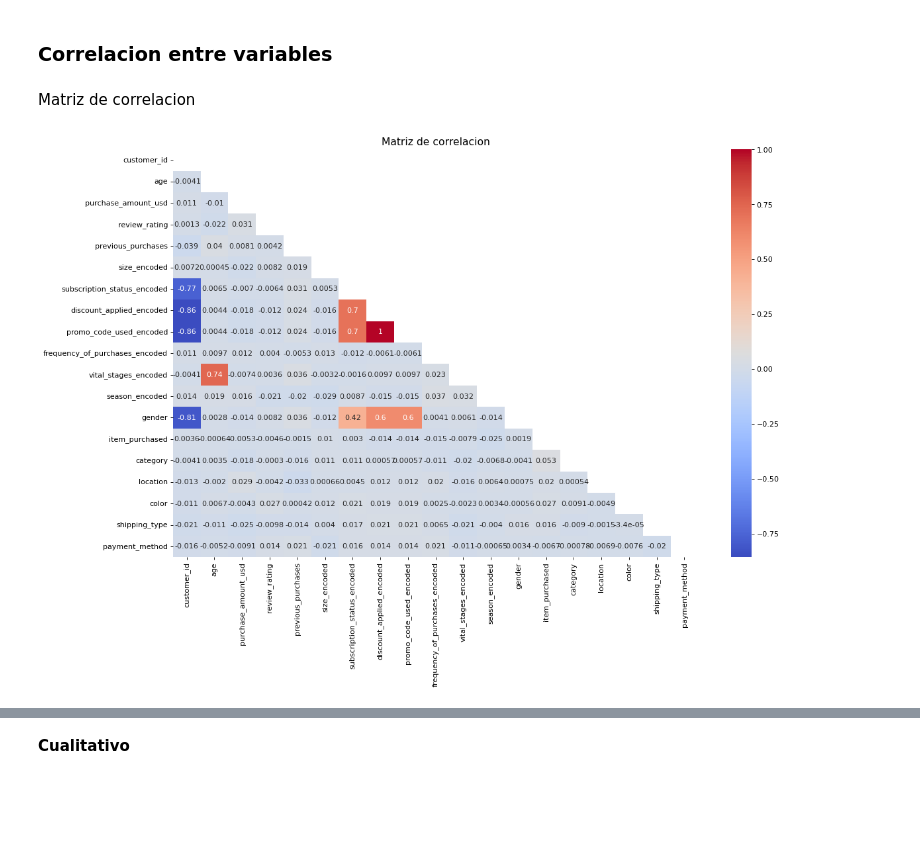
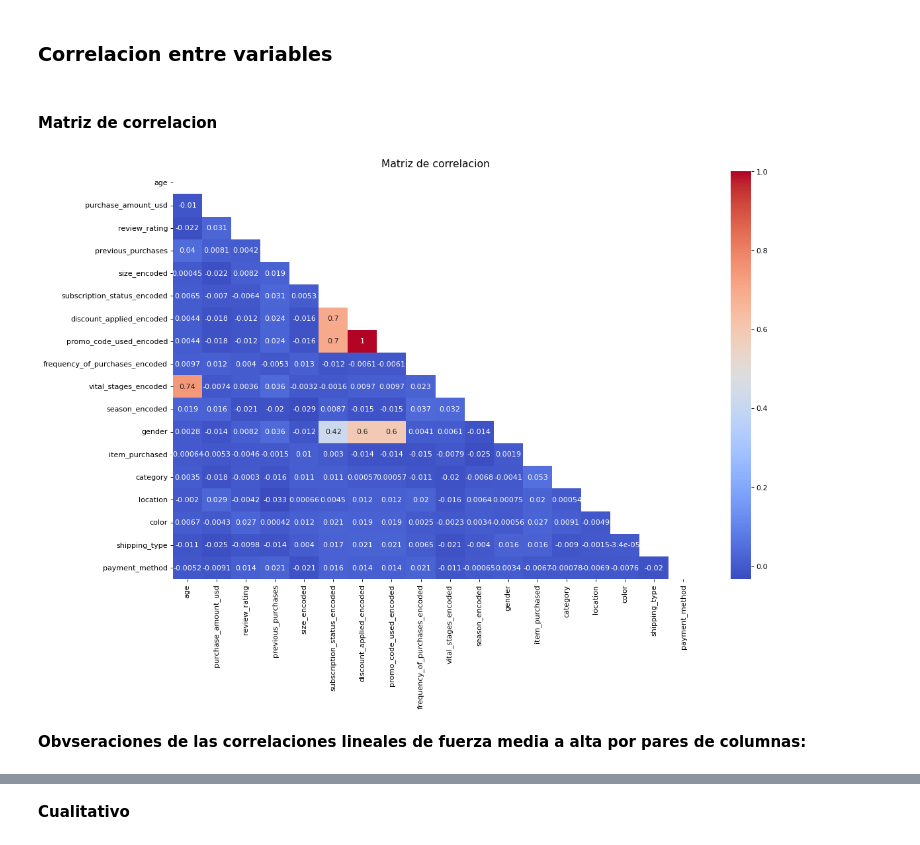
Before and after one commit to ianCristianAriel/2024-eeuu-comportamiento-consumidor, a Jupyter notebook: notebooks/3_eda.ipynb, the cells around one changed output, grey strips where cells are left out. Drawn from its saved outputs; the diff is of its cells as text; code cells hidden in the pictures; blank space fills up the shorter version.

```diff
--- a/notebooks/3_eda.ipynb
+++ b/notebooks/3_eda.ipynb
@@ -50,21 +50,23 @@ plt.rcParams.update(params)
 # Activo la visualización de gráficos en línea (dentro de la celda de código)
 %matplotlib inline
 # %%
-path_df_procesado = '../data/gold/df_procesado.csv'
-path_csv_estandarizado_escalado = '../data/silver/df_estandarizado_escalado.csv'
+path_df_procesado = '../data/3_gold/df_procesado.csv'
+path_csv_estandarizado_escalado = '../data/2_silver/df_estandarizado_escalado.csv'
 # %%
 df_estandarizado_escalado = pd.read_csv(path_csv_estandarizado_escalado)
 df_procesado = pd.read_csv(path_df_procesado)
 # %% [markdown]
 ### Correlacion entre variables
 # %% [markdown]
-Matriz de correlacion
+#### Matriz de correlacion
 # %%
 # creo una matriz de correlacion traingular, eliminando la parte espejo por mdeio de una mask creada con mumpy
-matriz_corr = df_estandarizado_escalado.corr()
+matriz_corr = df_estandarizado_escalado.drop(columns='customer_id', axis=1).copy().corr()
 mask = np.triu(np.ones_like(matriz_corr, dtype=bool))
 sns.heatmap(data=matriz_corr, mask = mask, annot=True, cmap='coolwarm')
 plt.title('Matriz de correlacion')
 plt.show()
 # %% [output]
-[figure, old version]
+[figure, new version]
+# %% [markdown]
+**Obvseraciones de las correlaciones lineales de fuerza media a alta por pares de columnas:**
```
Also changed, not shown: parts of 26 cells of this notebook, 1 other file.
